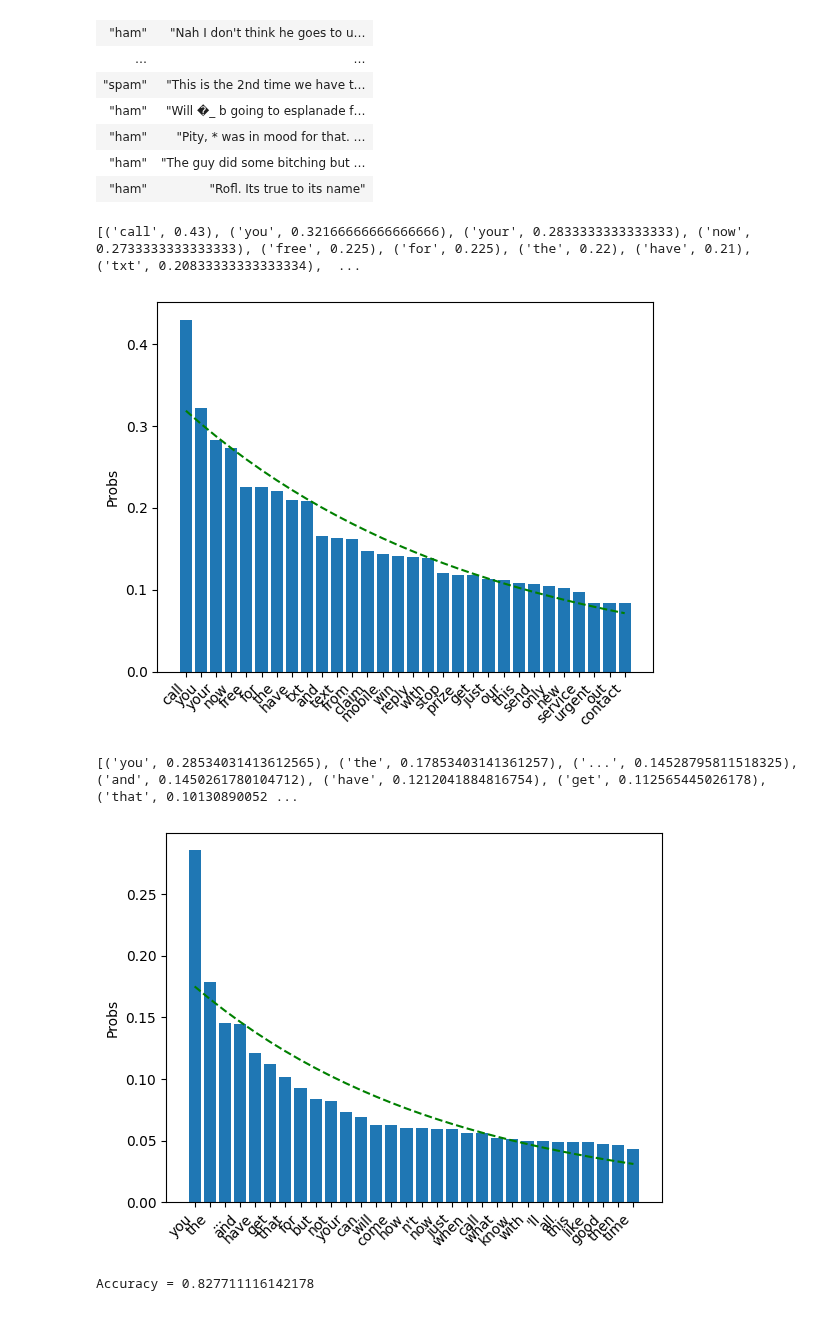
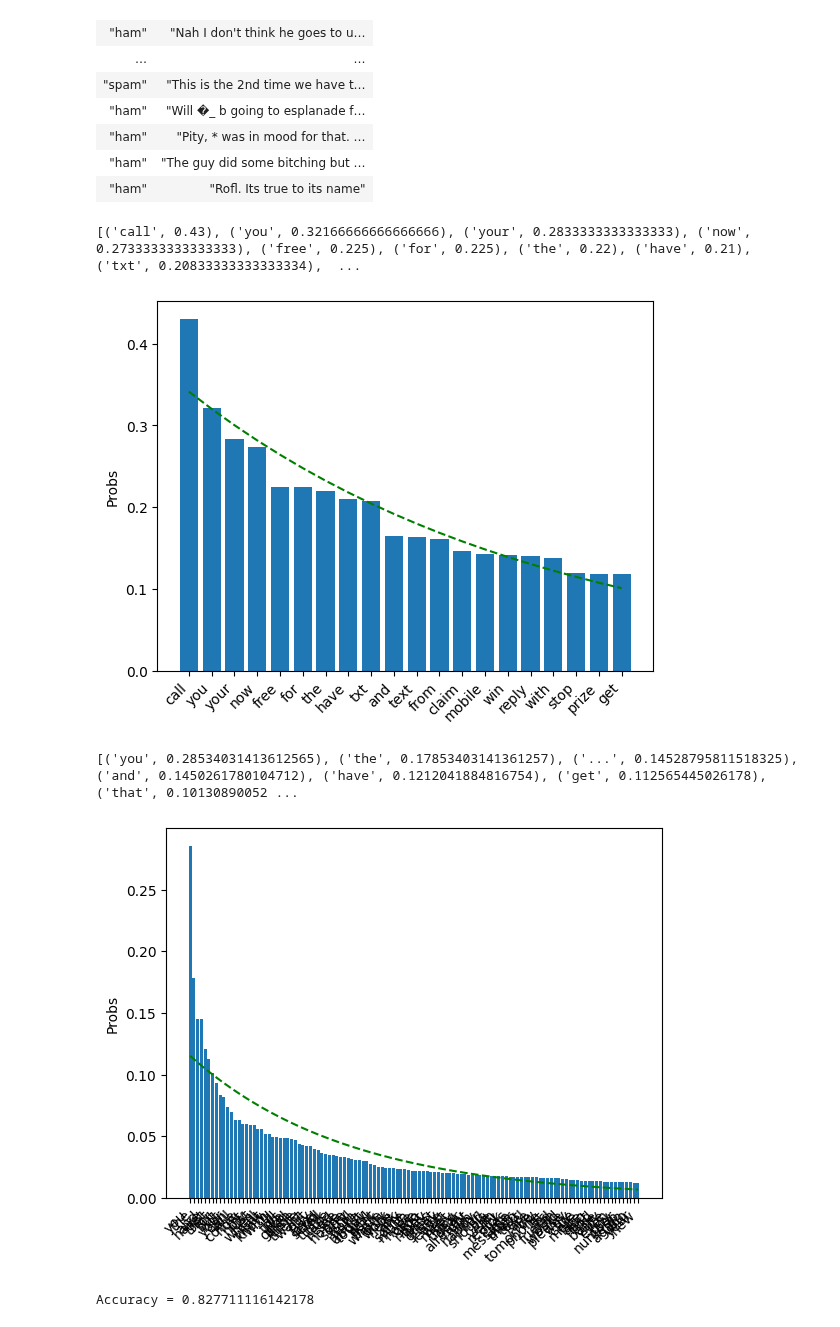
Before and after one commit to detiuaveiro/aas, a Jupyter notebook: notebooks/00-spam/notebook_01.ipynb, the cells around one changed output. Cells and saved outputs as stored; diff of their text form; code cells hidden in the pictures.

```diff
--- a/notebooks/00-spam/notebook_01.ipynb
+++ b/notebooks/00-spam/notebook_01.ipynb
@@ -362,21 +362,21 @@ dataset_test = dataset[idx:]
 clf = NB()
 clf.train(dataset_train)
 # %%
-spam_vocab = clf.get_spam_vocab(30)
+spam_vocab = clf.get_spam_vocab(20)
 print(f'{spam_vocab}')
 
 plot_vocab(spam_vocab)
 # %% [output]
 [('call', 0.43), ('you', 0.32166666666666666), ('your', 0.2833333333333333), ('now', 0.2733333333333333), ('free', 0.225), ('for', 0.225), ('the', 0.22), ('have', 0.21), ('txt', 0.20833333333333334),  ...
-[figure, old version]
+[figure, new version]
 # %%
-ham_vocab = clf.get_ham_vocab(30)
+ham_vocab = clf.get_ham_vocab(120)
 print(f'{ham_vocab}')
 
 plot_vocab(ham_vocab)
 # %% [output]
 [('you', 0.28534031413612565), ('the', 0.17853403141361257), ('...', 0.14528795811518325), ('and', 0.1450261780104712), ('have', 0.1212041884816754), ('get', 0.112565445026178), ('that', 0.10130890052 ...
-[figure, old version]
+[figure, new version]
 # %%
 acc = 0.0
 for sentence, label in dataset_train:
```
Also changed, not shown: 14 other files.
